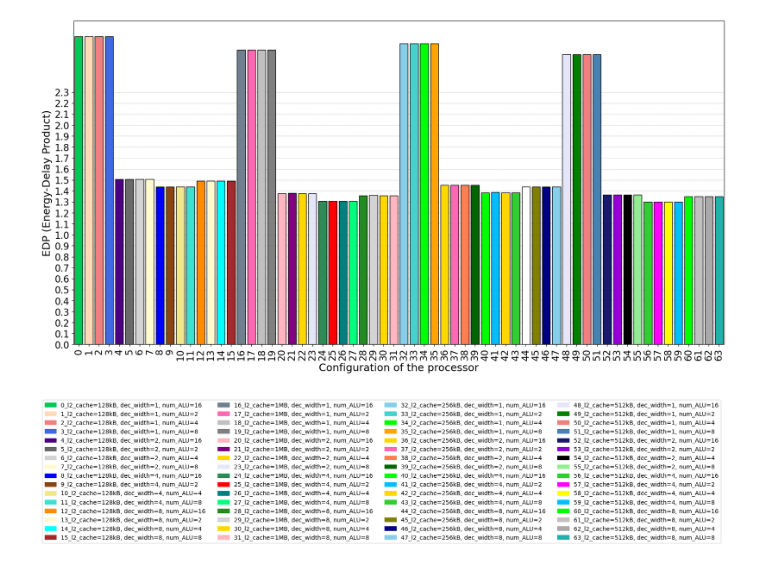
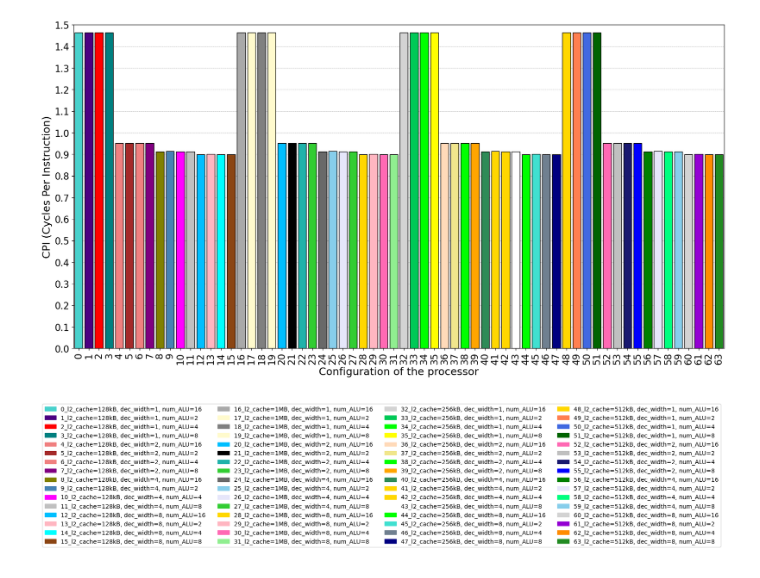
Before and after one commit to KevinMartinez1999/ARM-Architecture-Simulations, a Jupyter notebook: show_results.ipynb, the cells around one changed output. Cells and saved outputs as stored; diff of their text form; code cells hidden in the pictures.

Commit message:
New figures for h264_dec & mp3_dec

```diff
--- a/show_results.ipynb
+++ b/show_results.ipynb
@@ -5,7 +5,7 @@ import pandas as pd
 import random
 import matplotlib.patches as mpatches
 # %%
-df = pd.read_csv('metrics_h264_dec.csv')
+df = pd.read_csv('metrics_mp3_dec.csv')
 df.head()
 # %% [output]
 |  | Total Lakage | Runtime Dynamic | CPI | Energy | EDP | label |
@@ -100,35 +100,36 @@ colores = [
 ]
 random.shuffle(colores)
 # %%
-index_fig = 256
+index_fig = 64
 legend_labels = []
 plt.figure(figsize=(20, 10))
 cont = 0
-for it, item in enumerate(df['EDP']):
+for it, item in enumerate(df['CPI']):
     if it == index_fig:
         break
     if it >= index_fig-64 and it < index_fig:
         valores = obtener_valores(df['label'][it])
-        plt.bar(cont, df['EDP'][it], align='center', color=colores[cont],
+        plt.bar(cont, df['CPI'][it], align='center', color=colores[cont],
                 edgecolor='black', zorder=3, clip_on=False,
                 label='{}_l2_cache={}, dec_width={}, num_ALU={}'.format(cont, valores[1], valores[2], valores[3]))
         legend_labels.append(mpatches.Patch(color=colores[cont], label='{}_l2_cache={}, dec_width={}, num_ALU={}'.format(cont, valores[1], valores[2], valores[3])))
         cont += 1
 plt.xlabel('Configuration of the processor', fontsize=18)
-plt.ylabel('EDP (Energy-Delay Product)', fontsize=18)
+plt.ylabel('CPI (Cycles Per Instruction)', fontsize=18)
 plt.xticks(np.arange(0, 64, 1), fontsize=16, rotation=90)
-plt.yticks(np.arange(0, 2.31, 0.1), fontsize=16)
+plt.yticks(np.arange(0, 1.51, 0.1), fontsize=16)
 plt.xlim(-0.5, 63.5)
+plt.ylim(0, 1.5)
 plt.grid(axis='y', linestyle='--', linewidth=0.5, zorder=0)
-plt.savefig('h264_dec_EDP_4.svg', bbox_inches='tight', pad_inches=0.1, format='svg')
+plt.savefig('mp3_dec_CPI_1.svg', bbox_inches='tight', pad_inches=0.1, format='svg')
 plt.show()
 # %% [output]
-[figure, old version]
+[figure, new version]
 # %%
 plt.figure()
 plt.axis('off')
 plt.legend(handles=legend_labels, ncol=4)
-plt.savefig('legends_h264_dec_EDP.svg', bbox_inches='tight', pad_inches=0.1, format='svg')
+plt.savefig('legends_mp3_dec_CPI.svg', bbox_inches='tight', pad_inches=0.1, format='svg')
 plt.show()
 # %% [output]
-[figure, old version]
+[figure, new version]
```
Also changed, not shown: parts of 1 cell of this notebook, 31 other files.
